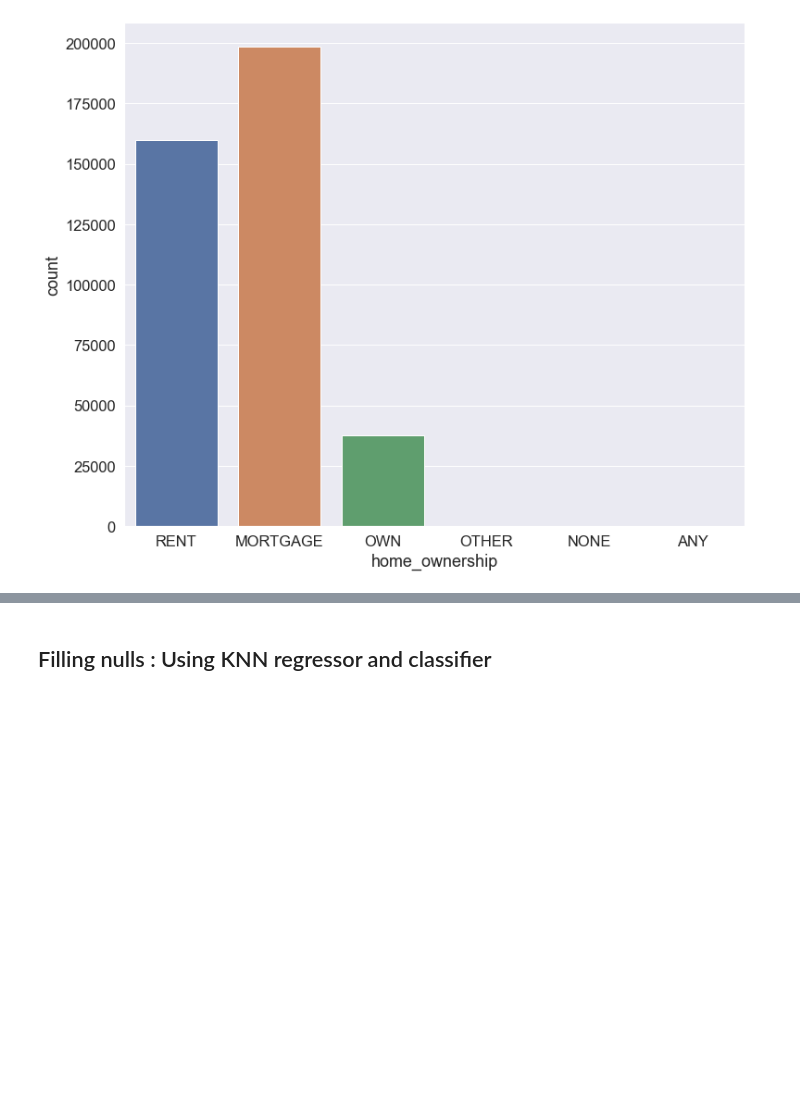
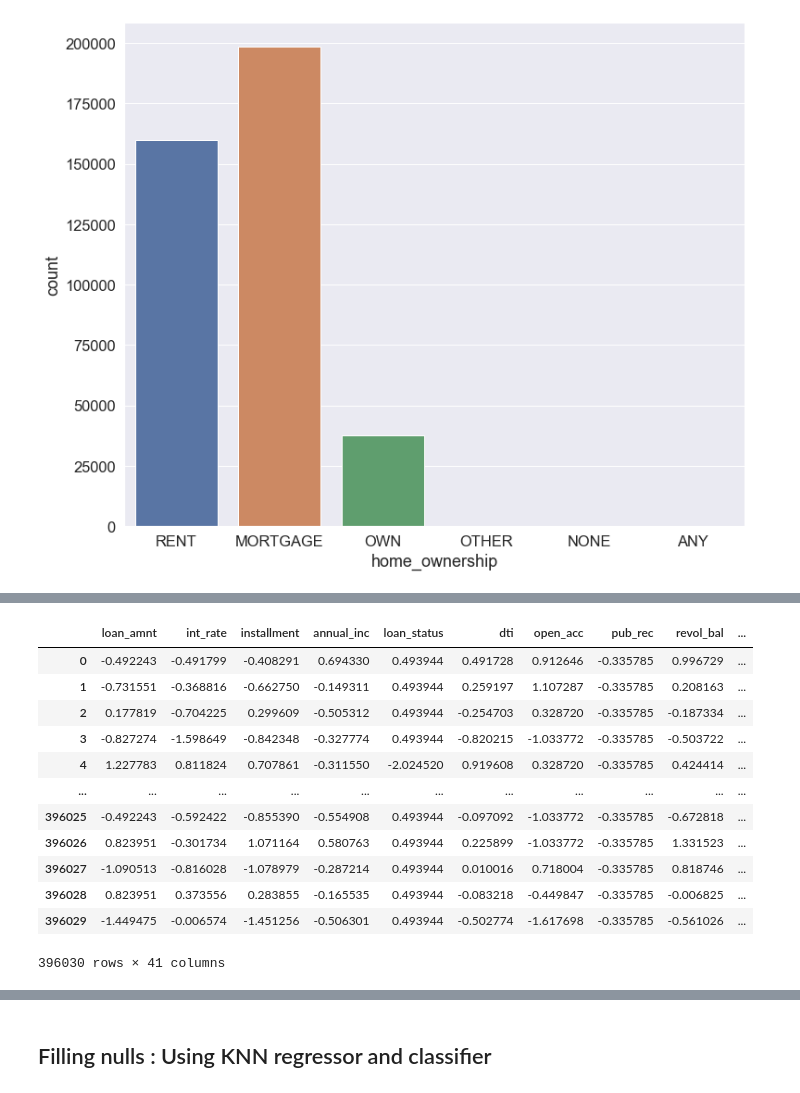
Before and after one commit to Ganesh4693/Lending-Club, a Jupyter notebook: lending.ipynb, the cells around one changed output, grey strips where cells are left out. Cells and saved outputs as stored; diff of their text form; code cells hidden in the pictures; blank space fills up the shorter version.

```diff
--- a/lending.ipynb
+++ b/lending.ipynb
@@ -1723,0 +1730,2 @@ sns.countplot(data=data6,x='home_ownership')
+# %%
+fill_df=data6.drop(['emp_length','mort_acc','revol_util','pub_rec_bankruptcies','home_ownership'],axis=1)
@@ -1723,0 +1770,5 @@ sns.countplot(data=data6,x='home_ownership')
+# %%
+scaler=StandardScaler()
+# %%
+scaled_feat=scaler.fit_transform(fill_df)
+scaled_feat
@@ -1723,0 +1789,17 @@ sns.countplot(data=data6,x='home_ownership')
+# %%
+scaled_fill=pd.DataFrame(scaled_feat, columns=fill_df.columns)
+scaled_fill
+# %% [output]
+|  | loan_amnt | int_rate | installment | annual_inc | loan_status | dti | open_acc | pub_rec | revol_bal | ... |
+| 0 | -0.492243 | -0.491799 | -0.408291 | 0.694330 | 0.493944 | 0.491728 | 0.912646 | -0.335785 | 0.996729 | ... |
+| 1 | -0.731551 | -0.368816 | -0.662750 | -0.149311 | 0.493944 | 0.259197 | 1.107287 | -0.335785 | 0.208163 | ... |
+| 2 | 0.177819 | -0.704225 | 0.299609 | -0.505312 | 0.493944 | -0.254703 | 0.328720 | -0.335785 | -0.187334 | ... |
+| 3 | -0.827274 | -1.598649 | -0.842348 | -0.327774 | 0.493944 | -0.820215 | -1.033772 | -0.335785 | -0.503722 | ... |
+| 4 | 1.227783 | 0.811824 | 0.707861 | -0.311550 | -2.024520 | 0.919608 | 0.328720 | -0.335785 | 0.424414 | ... |
+| ... | ... | ... | ... | ... | ... | ... | ... | ... | ... | ... |
+| 396025 | -0.492243 | -0.592422 | -0.855390 | -0.554908 | 0.493944 | -0.097092 | -1.033772 | -0.335785 | -0.672818 | ... |
+| 396026 | 0.823951 | -0.301734 | 1.071164 | 0.580763 | 0.493944 | 0.225899 | -1.033772 | -0.335785 | 1.331523 | ... |
+| 396027 | -1.090513 | -0.816028 | -1.078979 | -0.287214 | 0.493944 | 0.010016 | 0.718004 | -0.335785 | 0.818746 | ... |
+| 396028 | 0.823951 | 0.373556 | 0.283855 | -0.165535 | 0.493944 | -0.083218 | -0.449847 | -0.335785 | -0.006825 | ... |
+| 396029 | -1.449475 | -0.006574 | -1.451256 | -0.506301 | 0.493944 | -0.502774 | -1.617698 | -0.335785 | -0.561026 | ... |
+396030 rows × 41 columns
```
Also changed, not shown: parts of 35 cells of this notebook.
